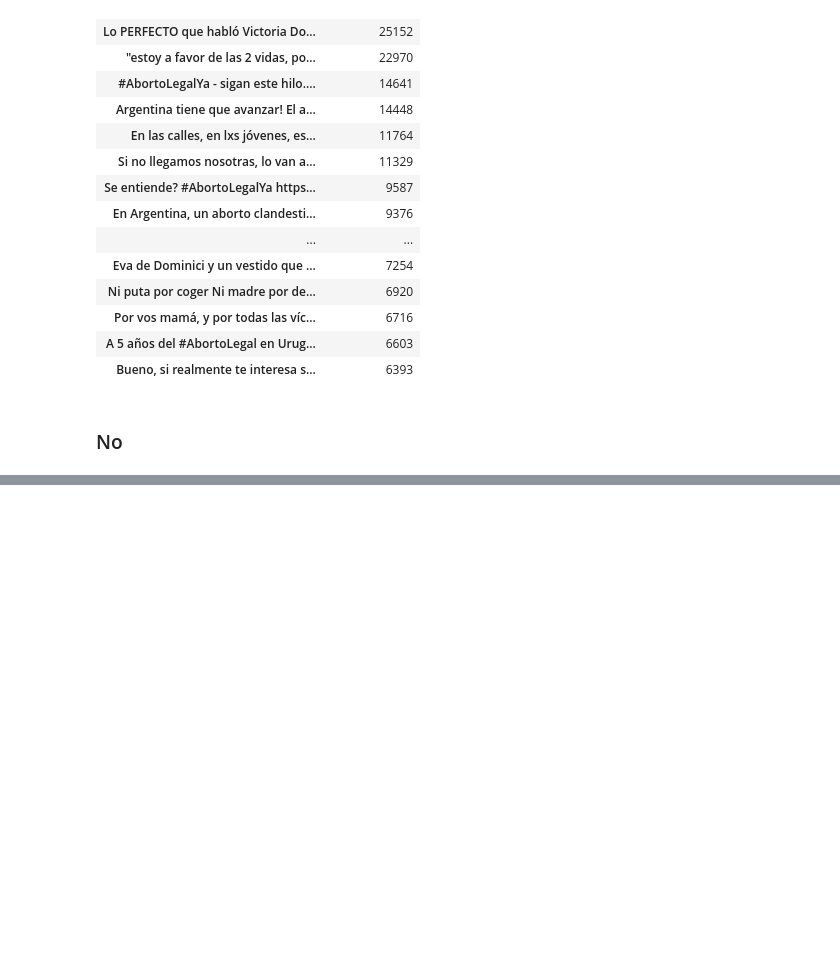
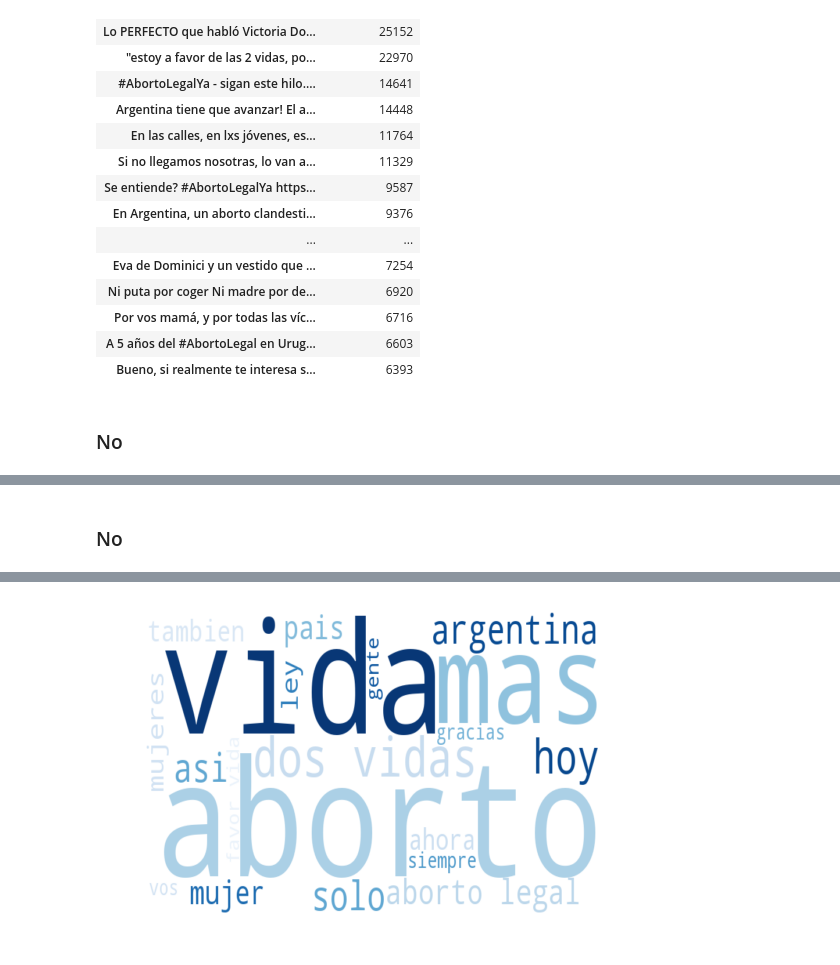
Before and after one commit to pablocelayes/twitter-aborto, a Jupyter notebook: notebooks/1.0-analisis-tweets.ipynb, the cells around one changed output, grey strips where cells are left out. Saved outputs shown, nothing was run; the diff lists cells and outputs as text; code cells hidden in the pictures; blank space fills up the shorter version.

```diff
--- a/notebooks/1.0-analisis-tweets.ipynb
+++ b/notebooks/1.0-analisis-tweets.ipynb
@@ -7,5 +7,5 @@ pd.set_option('display.max_colwidth', -1)
 pd.set_option('display.max_rows', 999)
 # %%
 %%time
-tweets = pd.read_csv('../data/tweets.csv', encoding='utf8')
+tweets = pd.read_csv('../data/csvs/tweets.csv', encoding='utf8')
 # %% [output]
@@ -124,0 +155,13 @@ df.sort_values(by='retweet_count', ascending=False).head(20)
+# %%
+from nltk.corpus import stopwords
+def tokenize(s):
+    return [t for t in s.strip().split() if (t not in stopwords.words('spanish')
+                                             and len(t) > 1
+                                             and t[0] != '#'
+                                             and t != "si")]
+# %%
+def get_all_tokens(df_tweets):
+    all_tokens = []
+    for tuit in df_tweets.full_text.apply(clean).unique():
+        all_tokens += tokenize(tuit) + ['.']
+    return all_tokens
@@ -124,0 +171,12 @@ df.sort_values(by='retweet_count', ascending=False).head(20)
+# %% [markdown]
+### No
+# %%
+%%time
+all_tokens = get_all_tokens(tweets_no)
+
+wordcloud = WordCloud(normalize_plurals=False, colormap='Blues', max_words=20, width=800, height=400,
+                      min_font_size=12, background_color='white').generate(' '.join(all_tokens))
+
+plt.imshow(wordcloud, interpolation='bilinear', aspect='auto')
+plt.axis("off")
+# %% [output]
@@ -124,0 +185 @@ df.sort_values(by='retweet_count', ascending=False).head(20)
+[figure, added]
```
Also changed, not shown: parts of 12 cells of this notebook.
